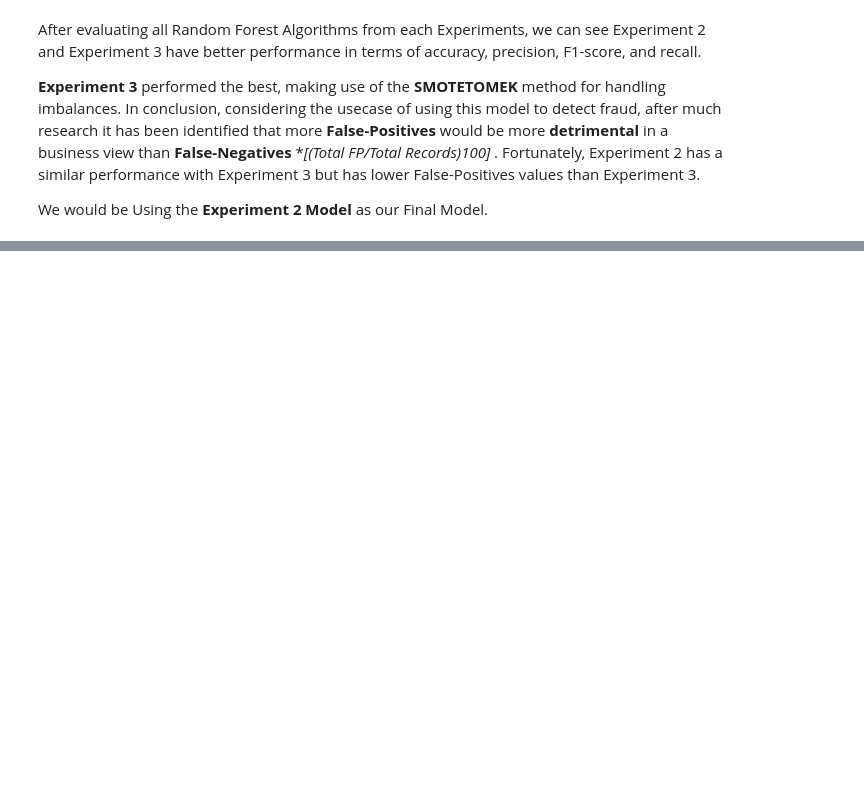
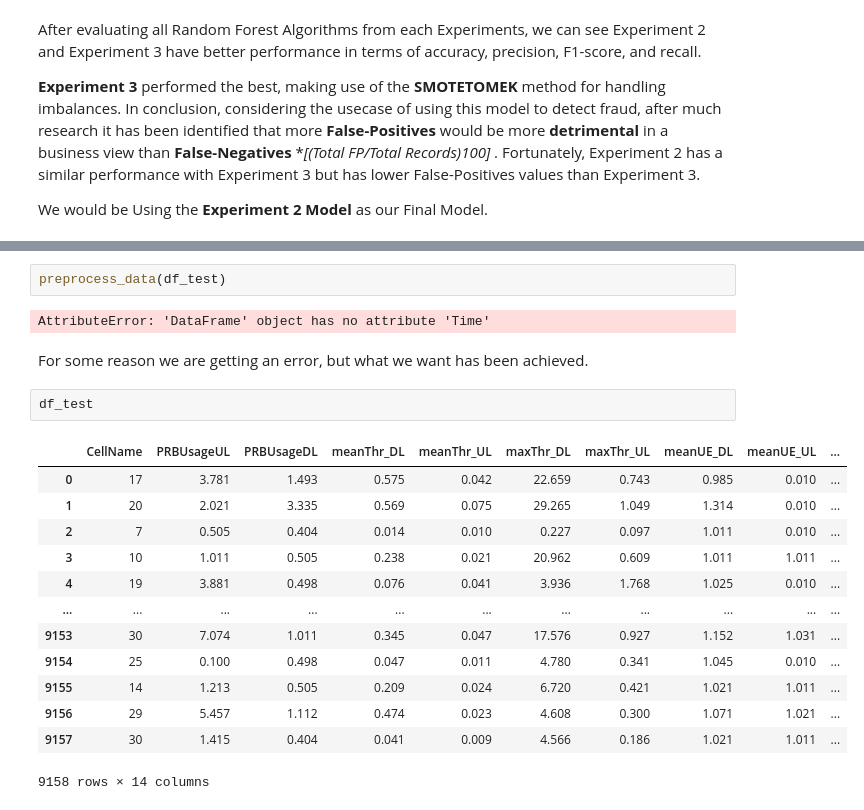
Before and after one commit to Elizabeth-Ofulue/DSML-Projects, a Jupyter notebook: FraudDetection/Experimental Env.ipynb, the cells around one changed output, grey strips where cells are left out. Drawn from its saved outputs; the diff is of its cells as text; blank space fills up the shorter version.

Commit message:
Preprocessing

```diff
--- a/FraudDetection/Experimental Env.ipynb
+++ b/FraudDetection/Experimental Env.ipynb
@@ -1137,0 +1229,22 @@ We would be Using the **Experiment 2 Model** as our Final Model.
+# %%
+preprocess_data(df_test)
+# %% [output]
+AttributeError: 'DataFrame' object has no attribute 'Time'
+# %% [markdown]
+For some reason we are getting an error, but what we want has been achieved.
+# %%
+df_test
+# %% [output]
+|  | CellName | PRBUsageUL | PRBUsageDL | meanThr_DL | meanThr_UL | maxThr_DL | maxThr_UL | meanUE_DL | meanUE_UL | ... |
+| 0 | 17 | 3.781 | 1.493 | 0.575 | 0.042 | 22.659 | 0.743 | 0.985 | 0.010 | ... |
+| 1 | 20 | 2.021 | 3.335 | 0.569 | 0.075 | 29.265 | 1.049 | 1.314 | 0.010 | ... |
+| 2 | 7 | 0.505 | 0.404 | 0.014 | 0.010 | 0.227 | 0.097 | 1.011 | 0.010 | ... |
+| 3 | 10 | 1.011 | 0.505 | 0.238 | 0.021 | 20.962 | 0.609 | 1.011 | 1.011 | ... |
+| 4 | 19 | 3.881 | 0.498 | 0.076 | 0.041 | 3.936 | 1.768 | 1.025 | 0.010 | ... |
+| ... | ... | ... | ... | ... | ... | ... | ... | ... | ... | ... |
+| 9153 | 30 | 7.074 | 1.011 | 0.345 | 0.047 | 17.576 | 0.927 | 1.152 | 1.031 | ... |
+| 9154 | 25 | 0.100 | 0.498 | 0.047 | 0.011 | 4.780 | 0.341 | 1.045 | 0.010 | ... |
+| 9155 | 14 | 1.213 | 0.505 | 0.209 | 0.024 | 6.720 | 0.421 | 1.021 | 1.011 | ... |
+| 9156 | 29 | 5.457 | 1.112 | 0.474 | 0.023 | 4.608 | 0.300 | 1.071 | 1.021 | ... |
+| 9157 | 30 | 1.415 | 0.404 | 0.041 | 0.009 | 4.566 | 0.186 | 1.021 | 1.011 | ... |
+9158 rows × 14 columns
```
Also changed, not shown: parts of 33 cells of this notebook, 3 other files.
